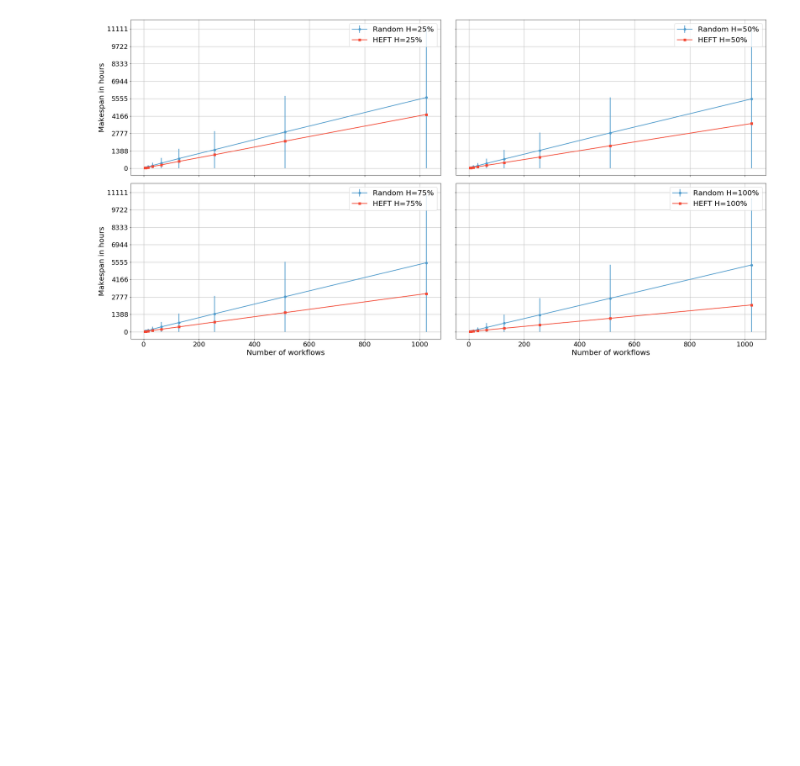
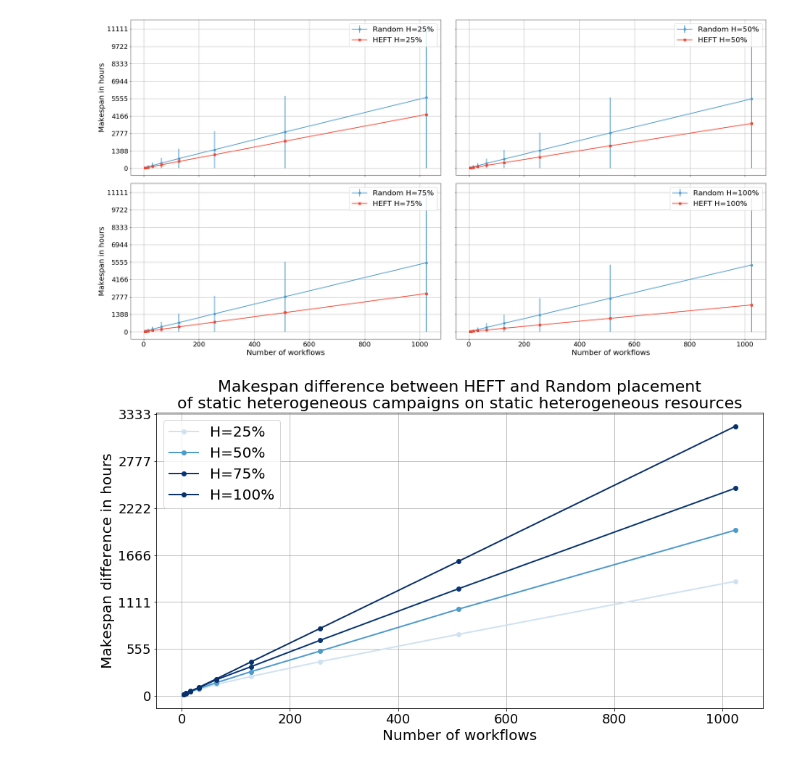
Before and after one commit to radical-project/campaign_manager, a Jupyter notebook: experiments/StaticResourcesExperiments.ipynb, the cells around one changed output. Cells and saved outputs as stored; diff of their text form; code cells hidden in the pictures; blank space fills up the shorter version.

```diff
--- a/experiments/StaticResourcesExperiments.ipynb
+++ b/experiments/StaticResourcesExperiments.ipynb
@@ -284,6 +312,29 @@ _ = axis[1,1].legend(fontsize=20)
 #_ = axis.set_title('Makespan comparison of static heterogeneous campaigns on static homogeneous resources', fontsize=22)
 # %% [output]
 [figure]
+# %%
+DiffStHeteroCamp_4St025HeteRes = StHeteroCampaigns_4St025HeteroResources_makespan_means.xs('RANDOM').values - StHeteroCampaigns_4St025HeteroResources_makespan_means.xs('HEFT').values
+DiffStHeteroCamp_4St050HeteRes = StHeteroCampaigns_4St050HeteroResources_makespan_means.xs('RANDOM').values - StHeteroCampaigns_4St050HeteroResources_makespan_means.xs('HEFT').values
+DiffStHeteroCamp_4St075HeteRes = StHeteroCampaigns_4St075HeteroResources_makespan_means.xs('RANDOM').values - StHeteroCampaigns_4St075HeteroResources_makespan_means.xs('HEFT').values
+DiffStHeteroCamp_4St100HeteRes = StHeteroCampaigns_4St100HeteroResources_makespan_means.xs('RANDOM').values - StHeteroCampaigns_4St100HeteroResources_makespan_means.xs('HEFT').values
+
+fig,axis = plt.subplots(nrows=1,ncols=1,figsize=(15,7.5), sharex=True, sharey=True)
+fig.subplots_adjust(wspace=0.05, hspace=0.05)
+_ = axis.plot(StHeteroCampaigns_4St025HeteroResources_makespan_means.xs('RANDOM').index,DiffStHeteroCamp_4St025HeteRes, marker='o',label='H=25%',linewidth=2, color=blues(50))
+_ = axis.plot(StHeteroCampaigns_4St050HeteroResources_makespan_means.xs('RANDOM').index,DiffStHeteroCamp_4St050HeteRes,marker='o',label='H=50%',linewidth=2, color=blues(150))
+_ = axis.plot(StHeteroCampaigns_4St075HeteroResources_makespan_means.xs('RANDOM').index,DiffStHeteroCamp_4St075HeteRes,marker='o',label='H=75%',linewidth=2, color=blues(250))
+_ = axis.plot(StHeteroCampaigns_4St100HeteroResources_makespan_means.xs('RANDOM').index,DiffStHeteroCamp_4St100HeteRes,marker='o',label='H=100%',linewidth=2, color=blues(350))
+
+_ = axis.set_ylabel('Makespan difference in hours',fontsize=20)
+_ = axis.set_xlabel('Number of workflows',fontsize=20)
+_ = axis.set_xticklabels(axis.get_xticks().astype('int').tolist(),fontsize=18)
+_ = axis.set_yticklabels((axis.get_yticks()/3600).astype('int').tolist(),fontsize=18)
+_ = axis.grid('on')
+_ = axis.legend()
+_ = axis.legend(fontsize=20)
+_ = axis.set_title('Makespan difference between HEFT and Random placement\nof static heterogeneous campaigns on static heterogeneous resources', fontsize=22)
+# %% [output]
+[figure, added]
 # %%
 gradient1, gradient2, gradient3, gradient4, gradient5, gradient6 = list(), list(), list(), list(), list(), list()
 for i in range(1,9):
```
Also changed, not shown: parts of 3 cells of this notebook.
